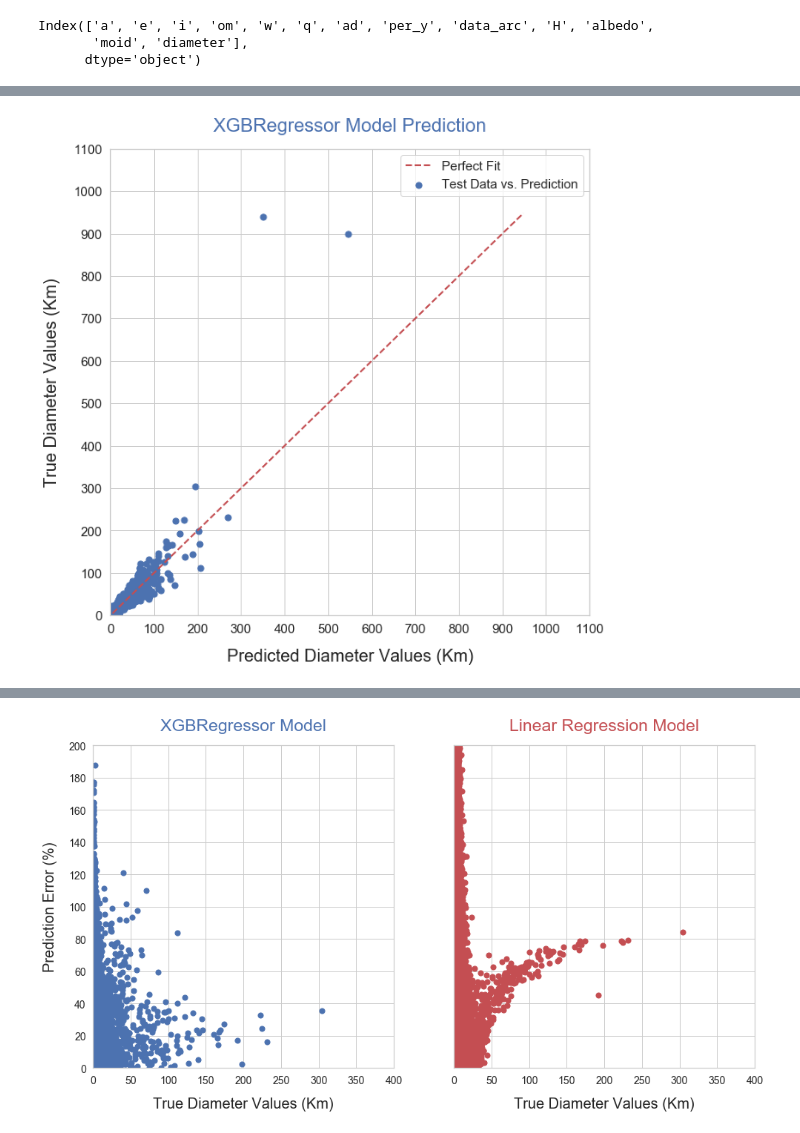
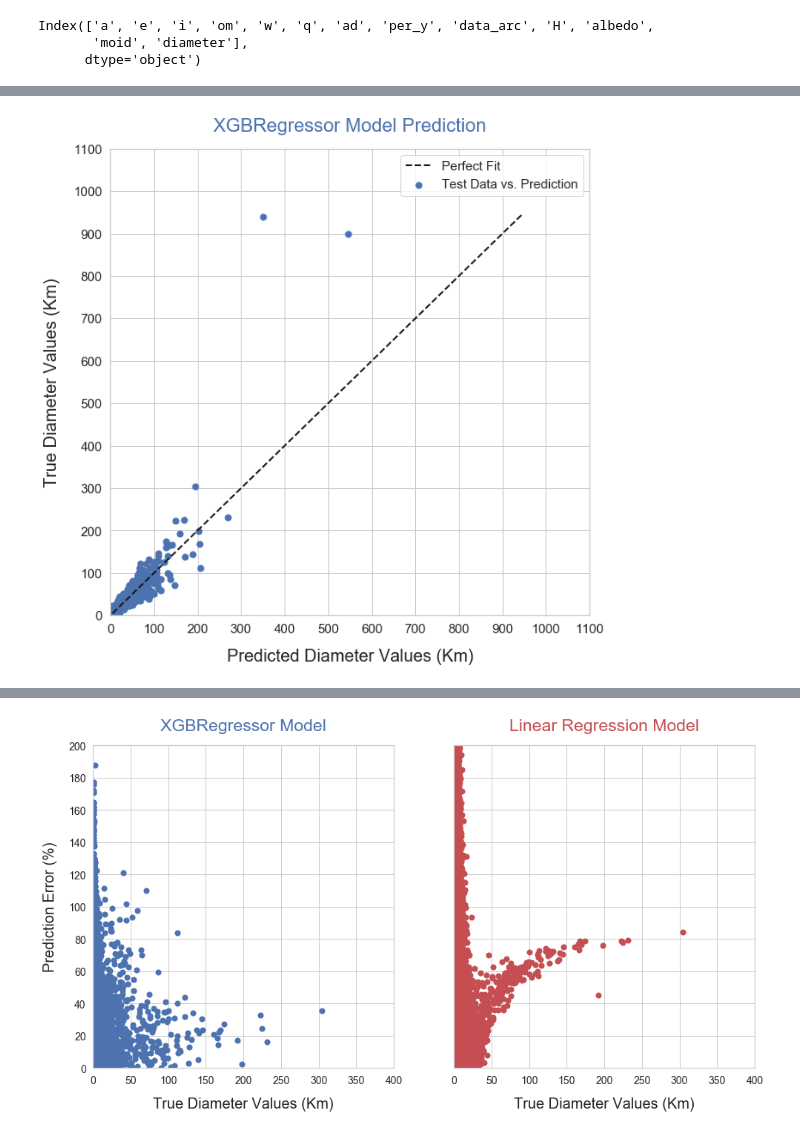
Before and after one commit to marin-stoytchev/data-science-projects, a Jupyter notebook: asteroid_xgb_project/ms_asteroid_xgb.ipynb, the cells around one changed output, grey strips where cells are left out. Drawn from its saved outputs; the diff is of its cells as text; code cells hidden in the pictures.

```diff
--- a/asteroid_xgb_project/ms_asteroid_xgb.ipynb
+++ b/asteroid_xgb_project/ms_asteroid_xgb.ipynb
@@ -350,35 +350,35 @@ y_pred_1 = model_1.predict(X_test)
 # create line to represent perfect fit to data test values, y_test
 
 y_line = np.arange(int(y_test.min()) - 10, int(y_test.max()) + 10)
 
 # set axes limits - adjust if necessary
 x_min = 0
 x_max = y_test.max() + 100
 d_x = 100
 
 y_min = 0
 y_max = y_test.max() + 100
 d_y = 100
 
 plt.figure(figsize = (10, 10))
 ax = plt.axes()
 
 ax.set_xlim(x_min, x_max)
 ax.set_xticks(np.arange(x_min, x_max + d_x, d_x))
 
 ax.set_ylim(y_min, y_max)
 ax.set_yticks(np.arange(y_min, y_max + d_y, d_y))
 
 plt.scatter(y_pred_1, y_test, s = 50, c = 'b', label = 'Test Data vs. Prediction')
-plt.plot(y_line, y_line, 'r--', lw = 2, label = 'Perfect Fit')
+plt.plot(y_line, y_line, 'k--', lw = 2, label = 'Perfect Fit')
 plt.xlabel('Predicted Diameter Values (Km)', fontsize = 20, labelpad = 15)
 plt.ylabel('True Diameter Values (Km)', fontsize = 20, labelpad = 15)
 plt.title('XGBRegressor Model Prediction', fontsize = 22, c = 'b', pad = 20)
 plt.legend(fontsize = 15)
 plt.tick_params(labelsize = 15)
 plt.show()
 # %% [output]
-[figure, old version]
+[figure, new version]
 # %%
 # except for two extreme data points, outliers, predictions are quite accurate being closely grouped around the perfect fit line
 # %%
```
Also changed, not shown: parts of 6 cells of this notebook, 1 other file.
